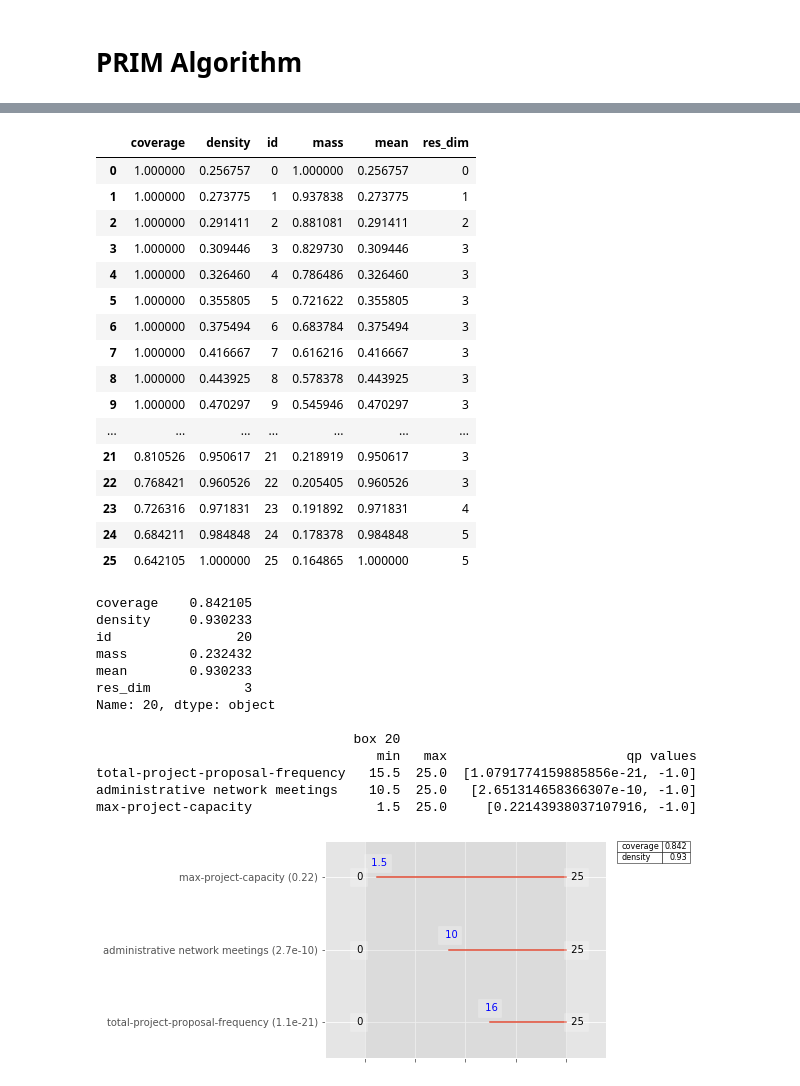
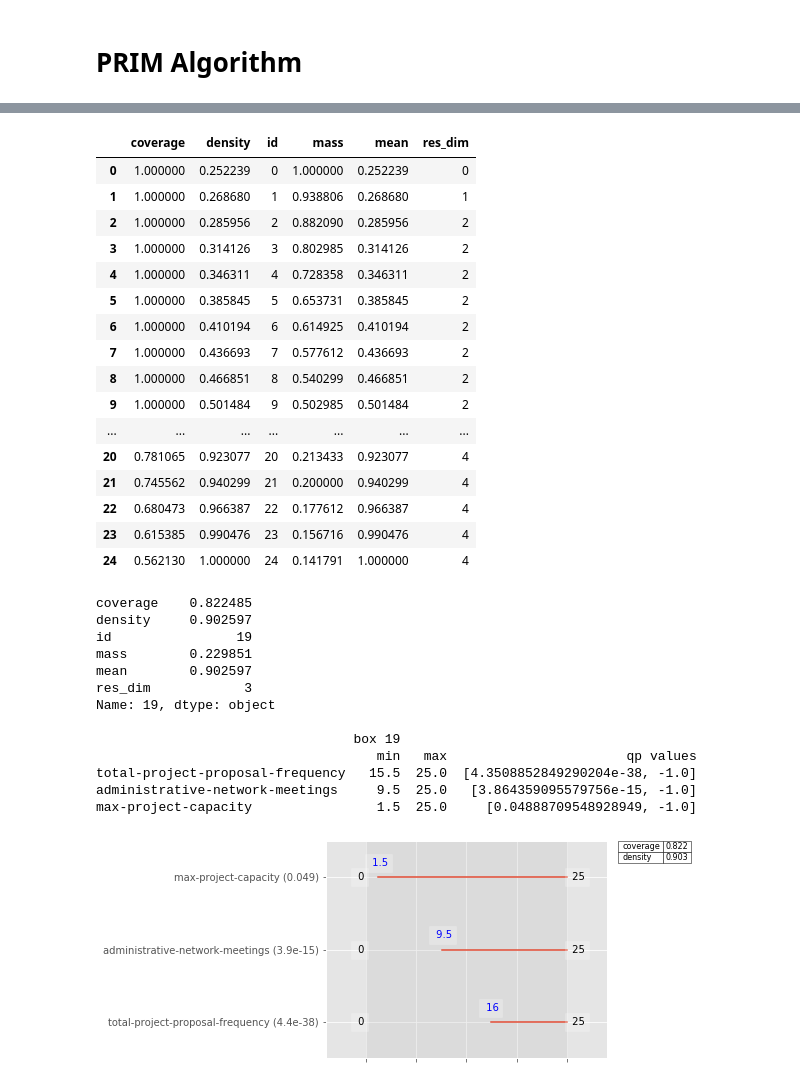
Before and after one commit to fcruztorres/ABM_Energy_Transition, a Jupyter notebook: Data Analysis with prim.ipynb, the cells around one changed output, grey strips where cells are left out. Saved outputs shown, nothing was run; the diff lists cells and outputs as text; code cells hidden in the pictures.

```diff
--- a/Data Analysis with prim.ipynb
+++ b/Data Analysis with prim.ipynb
@@ -62,5 +64,6 @@ results_2["Run"] = results_2["Run"] + results_1["Run"].iloc[-1] + 1
 results_3["Run"] = results_3["Run"] + results_2["Run"].iloc[-1] + 1
 results_4["Run"] = results_4["Run"] + results_3["Run"].iloc[-1] + 1
 results_5["Run"] = results_5["Run"] + results_4["Run"].iloc[-1] + 1
-results_5["Run"]
+results_6["Run"] = results_6["Run"] + results_5["Run"].iloc[-1] + 1
+results_6["Run"]
 # %% [output]
@@ -78,7 +81,7 @@ results_5["Run"]
 Name: Run, Length: 15000, dtype: int64
 # %%
 # combine all results dataframes into one dataframe, where Run is the unique key column
-results = pd.concat([results_1, results_2, results_3, results_4, results_5], axis = 0)
+results = pd.concat([results_1, results_2, results_3, results_4, results_5, results_6], axis = 0)
 results["MW_Total"] = results.iloc[:, -3:].sum(axis=1)
 results
 # %% [output]
@@ -221,42 +226,42 @@ plt.show()
 box1.peeling_trajectory
 # %% [output]
 |  | coverage | density | id | mass | mean | res_dim |
-| 0 | 1.000000 | 0.256757 | 0 | 1.000000 | 0.256757 | 0 |
-| 1 | 1.000000 | 0.273775 | 1 | 0.937838 | 0.273775 | 1 |
-| 2 | 1.000000 | 0.291411 | 2 | 0.881081 | 0.291411 | 2 |
-| 3 | 1.000000 | 0.309446 | 3 | 0.829730 | 0.309446 | 3 |
-| 4 | 1.000000 | 0.326460 | 4 | 0.786486 | 0.326460 | 3 |
-| 5 | 1.000000 | 0.355805 | 5 | 0.721622 | 0.355805 | 3 |
-| 6 | 1.000000 | 0.375494 | 6 | 0.683784 | 0.375494 | 3 |
-| 7 | 1.000000 | 0.416667 | 7 | 0.616216 | 0.416667 | 3 |
-| 8 | 1.000000 | 0.443925 | 8 | 0.578378 | 0.443925 | 3 |
-| 9 | 1.000000 | 0.470297 | 9 | 0.545946 | 0.470297 | 3 |
+| 0 | 1.000000 | 0.252239 | 0 | 1.000000 | 0.252239 | 0 |
+| 1 | 1.000000 | 0.268680 | 1 | 0.938806 | 0.268680 | 1 |
+| 2 | 1.000000 | 0.285956 | 2 | 0.882090 | 0.285956 | 2 |
+| 3 | 1.000000 | 0.314126 | 3 | 0.802985 | 0.314126 | 2 |
+| 4 | 1.000000 | 0.346311 | 4 | 0.728358 | 0.346311 | 2 |
+| 5 | 1.000000 | 0.385845 | 5 | 0.653731 | 0.385845 | 2 |
+| 6 | 1.000000 | 0.410194 | 6 | 0.614925 | 0.410194 | 2 |
+| 7 | 1.000000 | 0.436693 | 7 | 0.577612 | 0.436693 | 2 |
+| 8 | 1.000000 | 0.466851 | 8 | 0.540299 | 0.466851 | 2 |
+| 9 | 1.000000 | 0.501484 | 9 | 0.502985 | 0.501484 | 2 |
 | ... | ... | ... | ... | ... | ... | ... |
-| 21 | 0.810526 | 0.950617 | 21 | 0.218919 | 0.950617 | 3 |
-| 22 | 0.768421 | 0.960526 | 22 | 0.205405 | 0.960526 | 3 |
-| 23 | 0.726316 | 0.971831 | 23 | 0.191892 | 0.971831 | 4 |
-| 24 | 0.684211 | 0.984848 | 24 | 0.178378 | 0.984848 | 5 |
-| 25 | 0.642105 | 1.000000 | 25 | 0.164865 | 1.000000 | 5 |
+| 20 | 0.781065 | 0.923077 | 20 | 0.213433 | 0.923077 | 4 |
+| 21 | 0.745562 | 0.940299 | 21 | 0.200000 | 0.940299 | 4 |
+| 22 | 0.680473 | 0.966387 | 22 | 0.177612 | 0.966387 | 4 |
+| 23 | 0.615385 | 0.990476 | 23 | 0.156716 | 0.990476 | 4 |
+| 24 | 0.562130 | 1.000000 | 24 | 0.141791 | 1.000000 | 4 |
 # %%
-box1.inspect(20);
-box1.inspect(20, style='graph')
+box1.inspect(19);
+box1.inspect(19, style='graph')
 plt.savefig("./Graphs/Prim_constraints_370_samples")
 plt.show()
 # %% [output]
-coverage    0.842105
-density     0.930233
-id                20
-mass        0.232432
-mean        0.930233
+coverage    0.822485
+density     0.902597
+id                19
+mass        0.229851
+mean        0.902597
 res_dim            3
-Name: 20, dtype: object
+Name: 19, dtype: object
 
-                                 box 20
+                                 box 19
                                     min   max                       qp values
-total-project-proposal-frequency   15.5  25.0  [1.0791774159885856e-21, -1.0]
-administrative network meetings    10.5  25.0   [2.651314658366307e-10, -1.0]
-max-project-capacity                1.5  25.0     [0.22143938037107916, -1.0]
+total-project-proposal-frequency   15.5  25.0  [4.3508852849290204e-38, -1.0]
+administrative-network-meetings     9.5  25.0   [3.864359095579756e-15, -1.0]
+max-project-capacity                1.5  25.0     [0.04888709548928949, -1.0]
-[figure, old version]
+[figure, new version]
 # %%
 box1.show_pairs_scatter(20).fig.set_size_inches(10,9)
 plt.savefig("./Graphs/Prim_Scenario_Discovery_370_samples")
```
Also changed, not shown: parts of 9 cells of this notebook, 13 other files.
